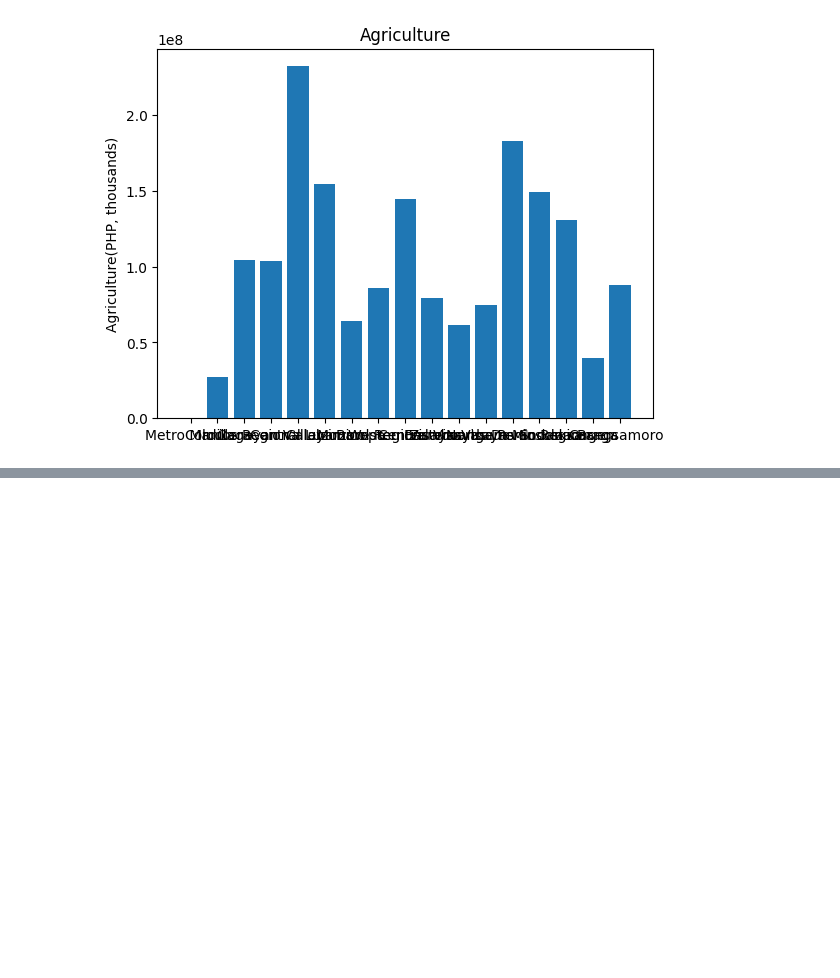
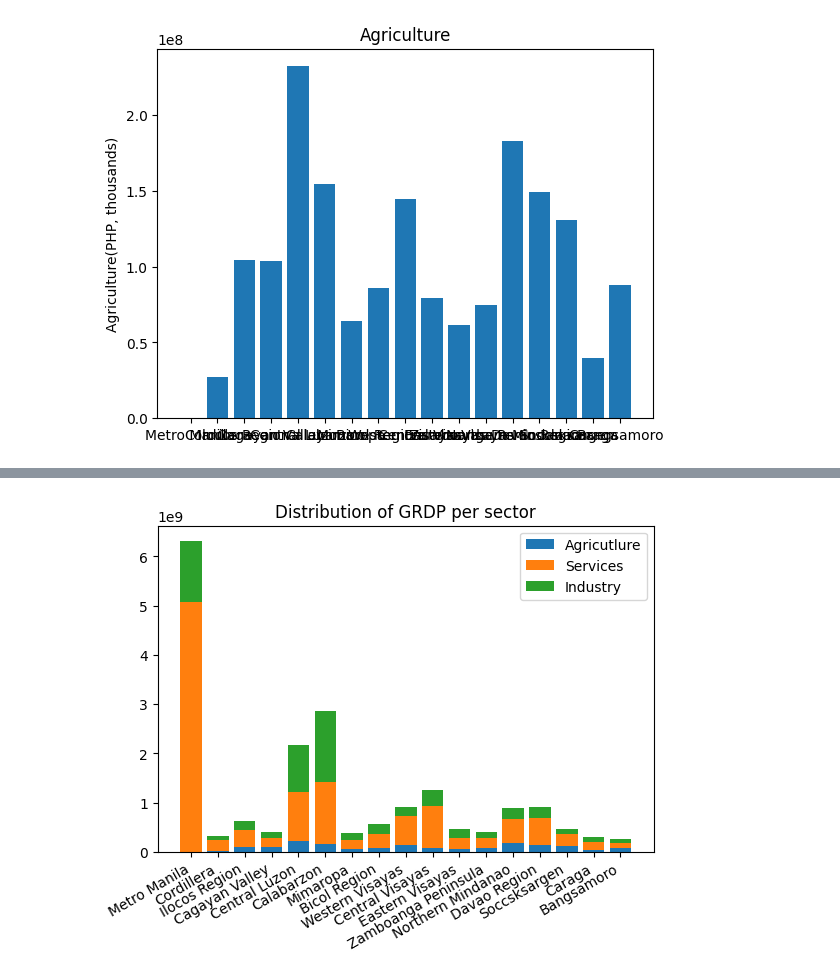
Before and after one commit to lkpanganiban/python-data-wrangling-tutorial, a Jupyter notebook: 2. Data Wrangling.ipynb, the cells around one changed output, grey strips where cells are left out. Cells and saved outputs as stored; diff of their text form; code cells hidden in the pictures; blank space fills up the shorter version.

Commit message:
feat: added stacked bar graph to data wrangling notebook

```diff
--- a/2. Data Wrangling.ipynb
+++ b/2. Data Wrangling.ipynb
@@ -197,0 +209,29 @@ plt.pyplot.show()
+# %%
+regions_data = economics_data["Region"]
+regions_label = regions_data.to_list()
+agriculture_data = economics_data["Agriculture(PHP, thousands)"]
+agriculture_label = agriculture_data.to_list()
+services_data = economics_data["Services(PHP, thousands)"]
+services_label = services_data.to_list()
+industry_data = economics_data["Industry(PHP, thousands)"]
+industry_label = industry_data.to_list()
+weight_counts = {
+    "Agriculture": agriculture_data,
+    "Services": services_data,
+    "Industry": industry_data
+}
+width = 0.5
+
+fig, ax = plt.subplots()
+b_industry = list(np.add(agriculture_label, services_label))
+plt.bar(regions_label, agriculture_label, label="Agricutlure")
+plt.bar(regions_label, services_label, bottom=agriculture_label, label="Services")
+plt.bar(regions_label, industry_label, bottom=b_industry, label="Industry")
+
+ax.set_title("Distribution of GRDP per sector")
+# fig.autofmt_xdate() # remove the comment of this line to fix the x-axis labels
+ax.legend(loc="upper right")
+
+plt.show()
+# %% [output]
+[figure, added]
```
Also changed, not shown: parts of 6 cells of this notebook.
